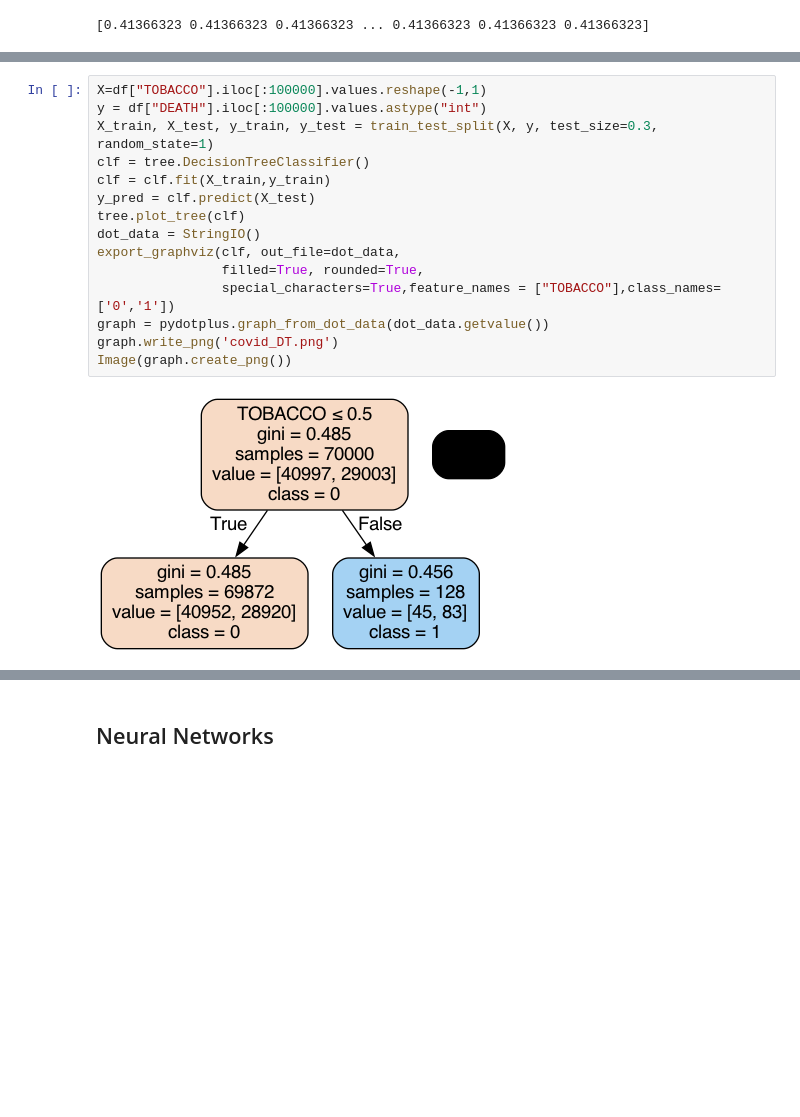
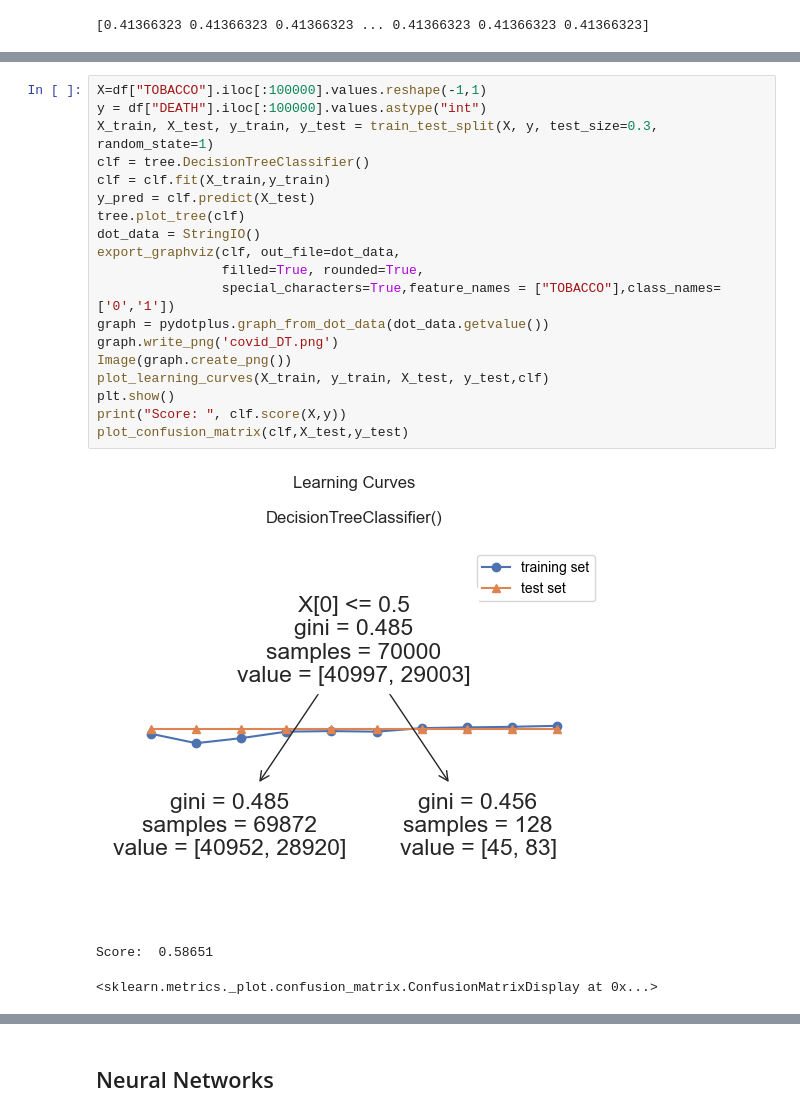
Before and after one commit to komolcia/Julia-Komorowska-Inteligencja-Obliczeniowa, a Jupyter notebook: projekt.ipynb, the cells around one changed output, grey strips where cells are left out. Saved outputs shown, nothing was run; the diff lists cells and outputs as text; blank space fills up the shorter version.

```diff
--- a/projekt.ipynb
+++ b/projekt.ipynb
@@ -378,17 +388,23 @@ Image(graph.create_png())
 # %%
 X=df["TOBACCO"].iloc[:100000].values.reshape(-1,1)
 y = df["DEATH"].iloc[:100000].values.astype("int")
 X_train, X_test, y_train, y_test = train_test_split(X, y, test_size=0.3, random_state=1)
 clf = tree.DecisionTreeClassifier()
 clf = clf.fit(X_train,y_train)
 y_pred = clf.predict(X_test)
 tree.plot_tree(clf)
 dot_data = StringIO()
 export_graphviz(clf, out_file=dot_data,
                 filled=True, rounded=True,
                 special_characters=True,feature_names = ["TOBACCO"],class_names=['0','1'])
 graph = pydotplus.graph_from_dot_data(dot_data.getvalue())
 graph.write_png('covid_DT.png')
 Image(graph.create_png())
+plot_learning_curves(X_train, y_train, X_test, y_test,clf)
+plt.show()
+print("Score: ", clf.score(X,y))
+plot_confusion_matrix(clf,X_test,y_test)
 # %% [output]
-[figure, old version]
+[figure, new version]
+Score:  0.58651
+<sklearn.metrics._plot.confusion_matrix.ConfusionMatrixDisplay at 0x...>
```
Also changed, not shown: parts of 15 cells of this notebook.
